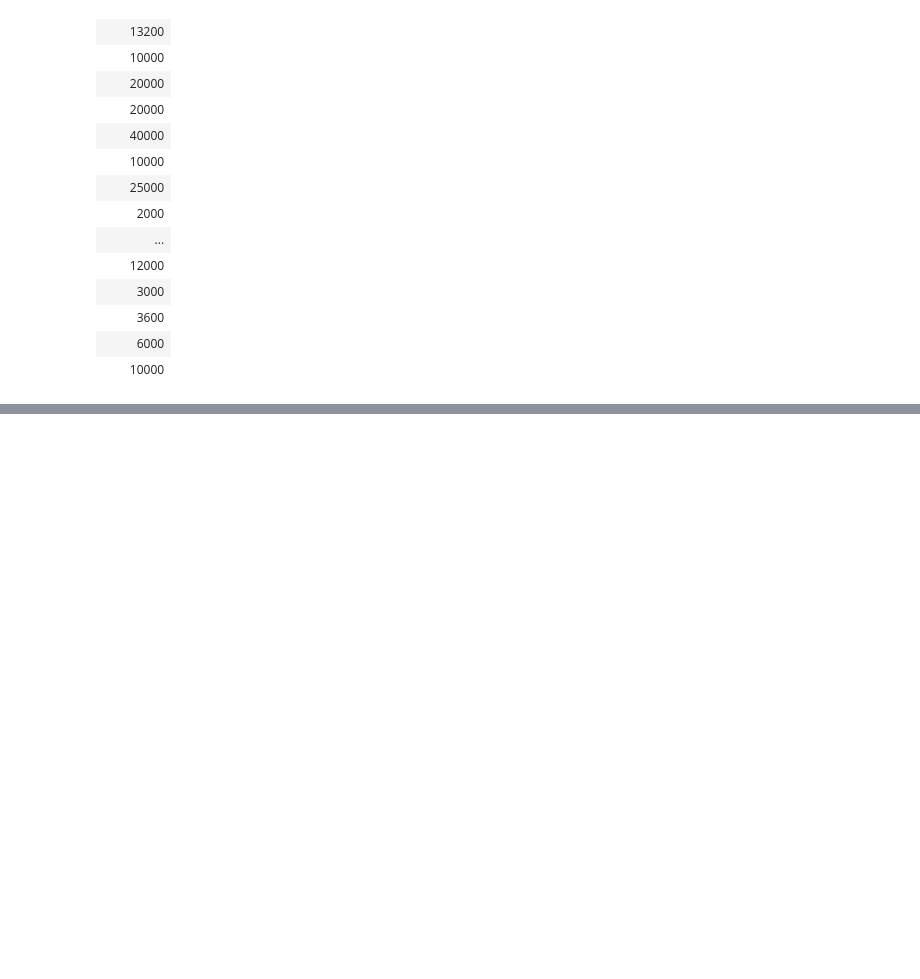
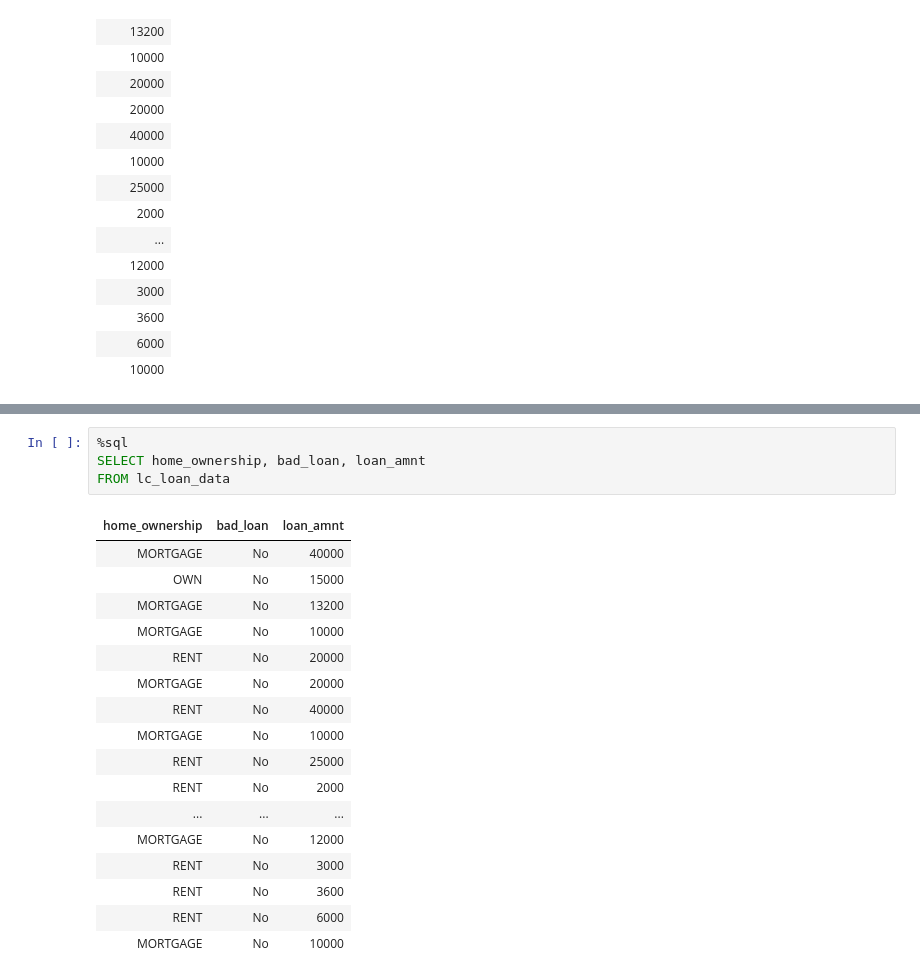
Before and after one commit to nortonlyr/spark_machine_learning_exercise_telco, a Jupyter notebook: LendingClubData/LendingClubEDA.ipynb, the cells around one changed output, grey strips where cells are left out. Drawn from its saved outputs; the diff is of its cells as text; blank space fills up the shorter version.

```diff
--- a/LendingClubData/LendingClubEDA.ipynb
+++ b/LendingClubData/LendingClubEDA.ipynb
@@ -270,0 +393,22 @@ FROM lc_loan_data
+# %%
+%sql
+SELECT home_ownership, bad_loan, loan_amnt
+FROM lc_loan_data
+# %% [output]
+| home_ownership | bad_loan | loan_amnt |
+| MORTGAGE | No | 40000 |
+| OWN | No | 15000 |
+| MORTGAGE | No | 13200 |
+| MORTGAGE | No | 10000 |
+| RENT | No | 20000 |
+| MORTGAGE | No | 20000 |
+| RENT | No | 40000 |
+| MORTGAGE | No | 10000 |
+| RENT | No | 25000 |
+| RENT | No | 2000 |
+| ... | ... | ... |
+| MORTGAGE | No | 12000 |
+| RENT | No | 3000 |
+| RENT | No | 3600 |
+| RENT | No | 6000 |
+| MORTGAGE | No | 10000 |
```
Also changed, not shown: parts of 13 cells of this notebook, 1 other file.
